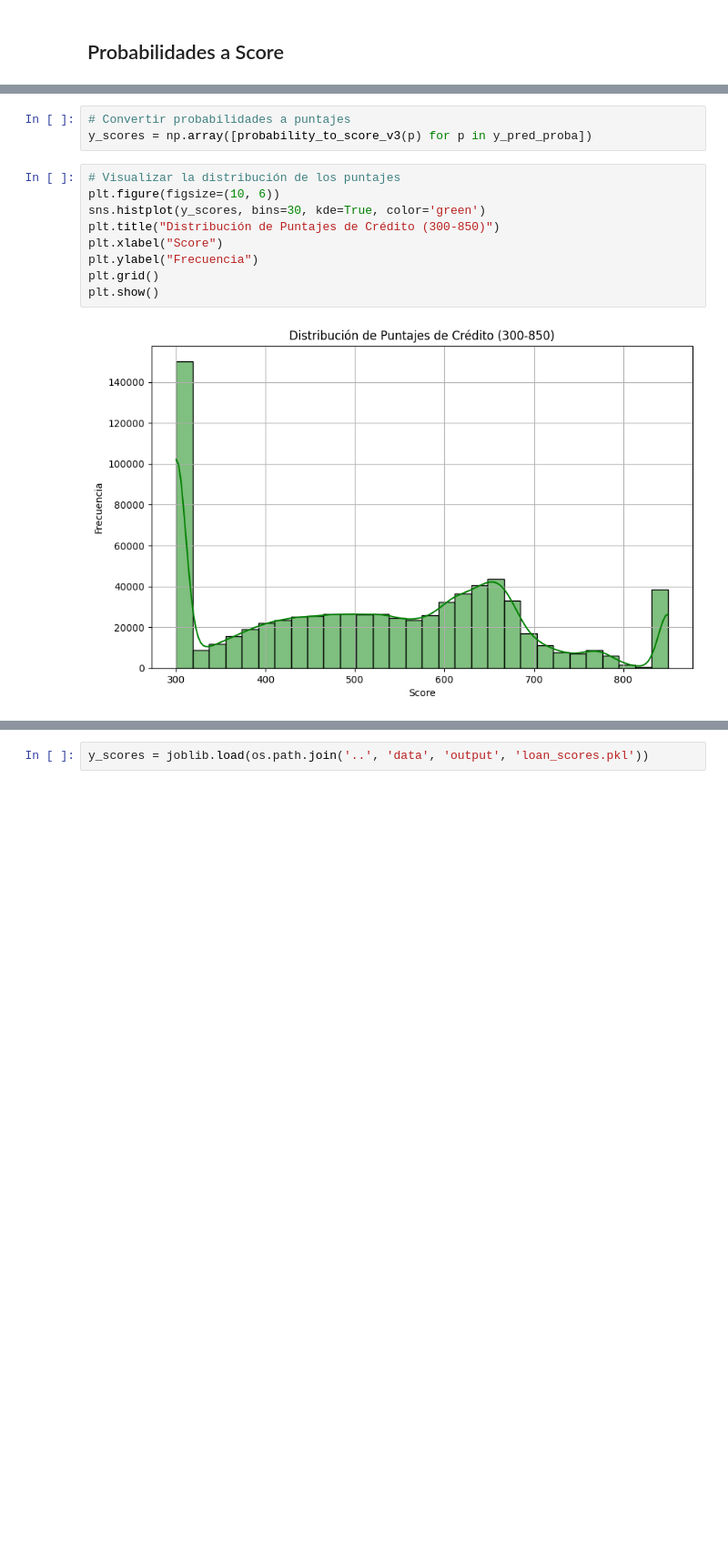
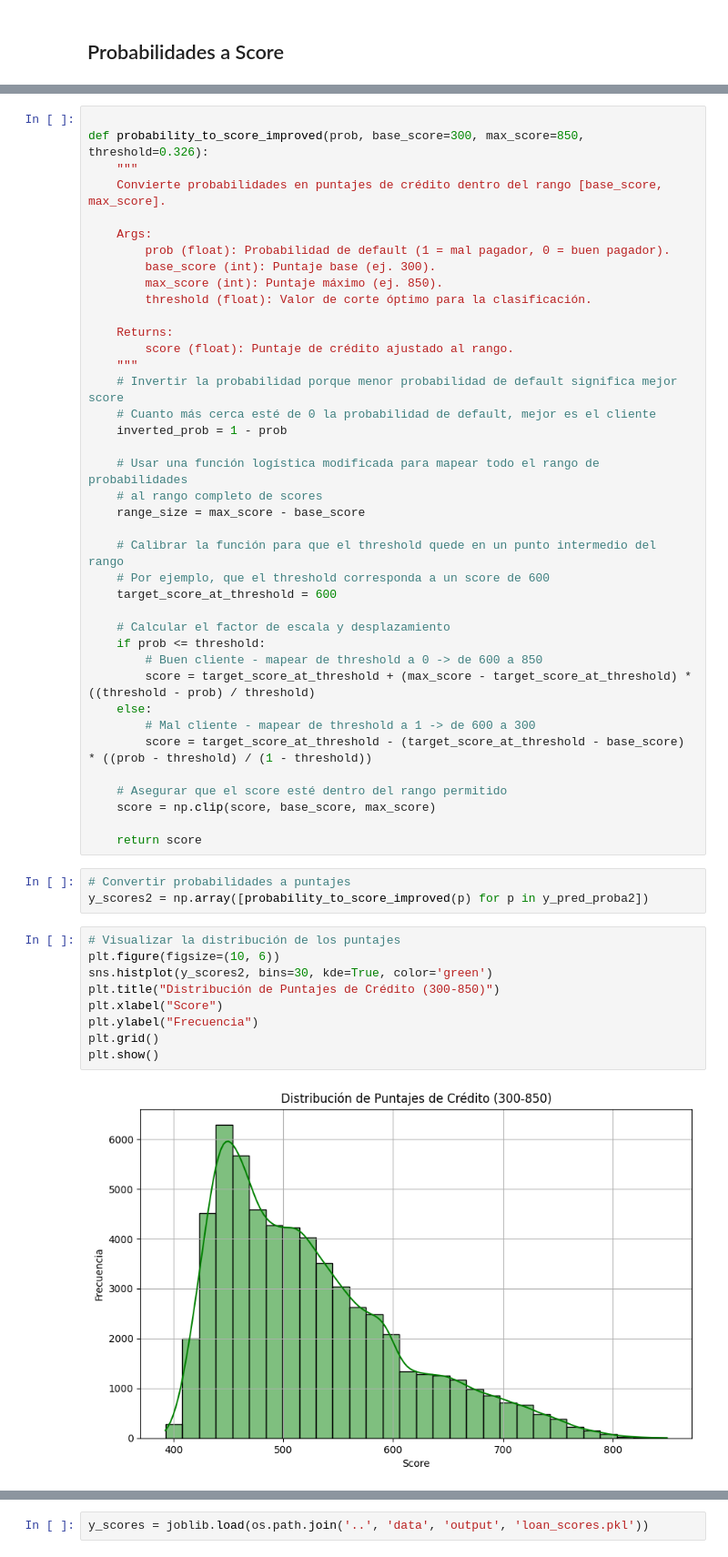
Before and after one commit to aleuse/rna_trabajo2_riesgo_crediticio, a Jupyter notebook: notebooks/2_modelado.ipynb, the cells around one changed output, grey strips where cells are left out. Shown at 91% size. Cells and saved outputs as stored; diff of their text form; blank space fills up the shorter version.

```diff
--- a/notebooks/2_modelado.ipynb
+++ b/notebooks/2_modelado.ipynb
@@ -775,14 +740,53 @@ def probability_to_score_v3(prob, base_score=300, max_score=850, pdo=50, midpoin
+# %%
+
+def probability_to_score_improved(prob, base_score=300, max_score=850, threshold=0.326):
+    """
+    Convierte probabilidades en puntajes de crédito dentro del rango [base_score, max_score].
+
+    Args:
+        prob (float): Probabilidad de default (1 = mal pagador, 0 = buen pagador).
+        base_score (int): Puntaje base (ej. 300).
+        max_score (int): Puntaje máximo (ej. 850).
+        threshold (float): Valor de corte óptimo para la clasificación.
+
+    Returns:
+        score (float): Puntaje de crédito ajustado al rango.
+    """
+    # Invertir la probabilidad porque menor probabilidad de default significa mejor score
+    # Cuanto más cerca esté de 0 la probabilidad de default, mejor es el cliente
+    inverted_prob = 1 - prob
+
+    # Usar una función logística modificada para mapear todo el rango de probabilidades
+    # al rango completo de scores
+    range_size = max_score - base_score
+
+    # Calibrar la función para que el threshold quede en un punto intermedio del rango
+    # Por ejemplo, que el threshold corresponda a un score de 600
+    target_score_at_threshold = 600
+
+    # Calcular el factor de escala y desplazamiento
+    if prob <= threshold:
+        # Buen cliente - mapear de threshold a 0 -> de 600 a 850
+        score = target_score_at_threshold + (max_score - target_score_at_threshold) * ((threshold - prob) / threshold)
+    else:
+        # Mal cliente - mapear de threshold a 1 -> de 600 a 300
+        score = target_score_at_threshold - (target_score_at_threshold - base_score) * ((prob - threshold) / (1 - threshold))
+
+    # Asegurar que el score esté dentro del rango permitido
+    score = np.clip(score, base_score, max_score)
+
+    return score
 # %%
 # Convertir probabilidades a puntajes
-y_scores = np.array([probability_to_score_v3(p) for p in y_pred_proba])
+y_scores2 = np.array([probability_to_score_improved(p) for p in y_pred_proba2])
 # %%
 # Visualizar la distribución de los puntajes
 plt.figure(figsize=(10, 6))
-sns.histplot(y_scores, bins=30, kde=True, color='green')
+sns.histplot(y_scores2, bins=30, kde=True, color='green')
 plt.title("Distribución de Puntajes de Crédito (300-850)")
 plt.xlabel("Score")
 plt.ylabel("Frecuencia")
 plt.grid()
 plt.show()
 # %% [output]
-[figure, old version]
+[figure, new version]
```
Also changed, not shown: parts of 45 cells of this notebook, 5 other files.
